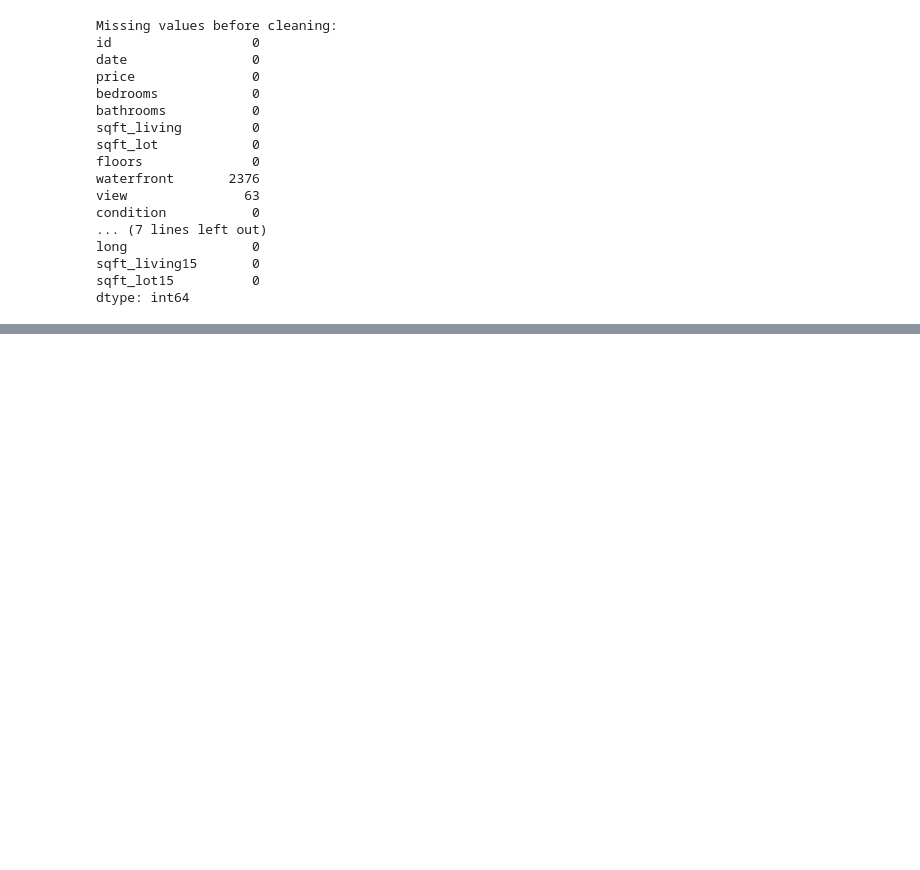
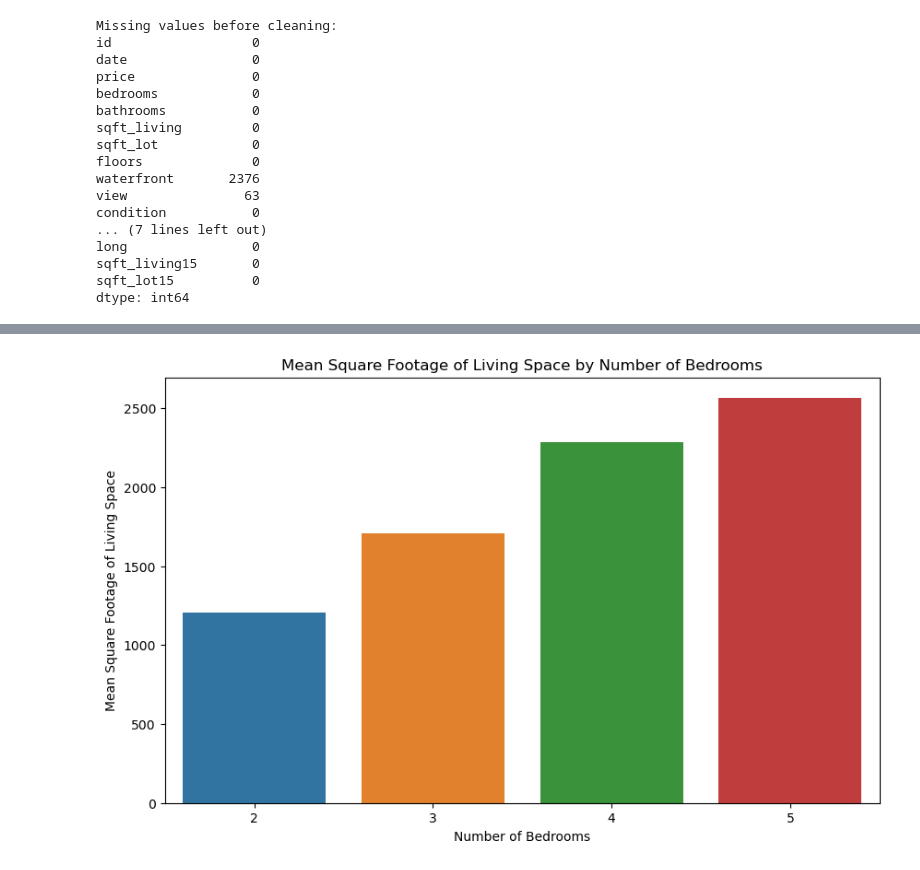
Before and after one commit to lchep2024/phase_2_project, a Jupyter notebook: members/david.ipynb, the cells around one changed output, grey strips where cells are left out. Cells and saved outputs as stored; diff of their text form; code cells hidden in the pictures; blank space fills up the shorter version.

```diff
--- a/members/david.ipynb
+++ b/members/david.ipynb
@@ -149,0 +229,10 @@ df.describe(include='all')
+# %%
+# Plot mean sqft living by bedrooms
+plt.figure(figsize=(10, 6))
+sns.barplot(x='bedrooms', y='mean_sqft_living', data=grouped_by_bedrooms)
+plt.title('Mean Square Footage of Living Space by Number of Bedrooms')
+plt.xlabel('Number of Bedrooms')
+plt.ylabel('Mean Square Footage of Living Space')
+plt.show()
+# %% [output]
+[figure, added]
```
Also changed, not shown: parts of 19 cells of this notebook, 1 other file.
